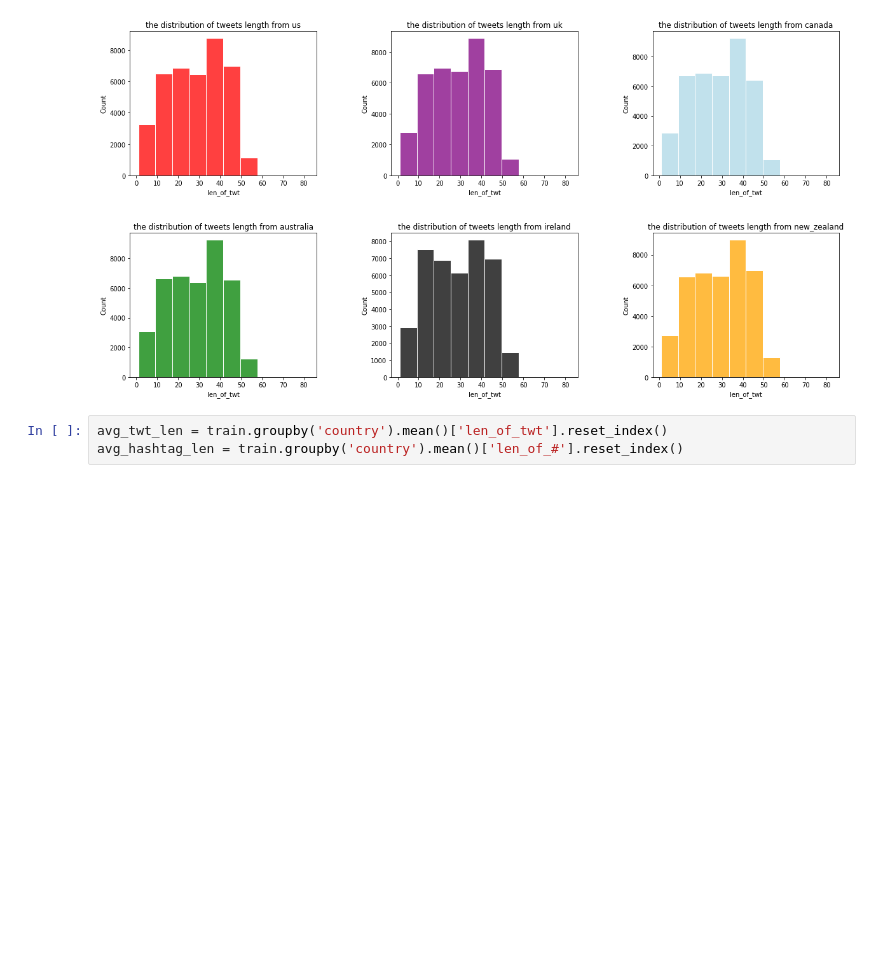
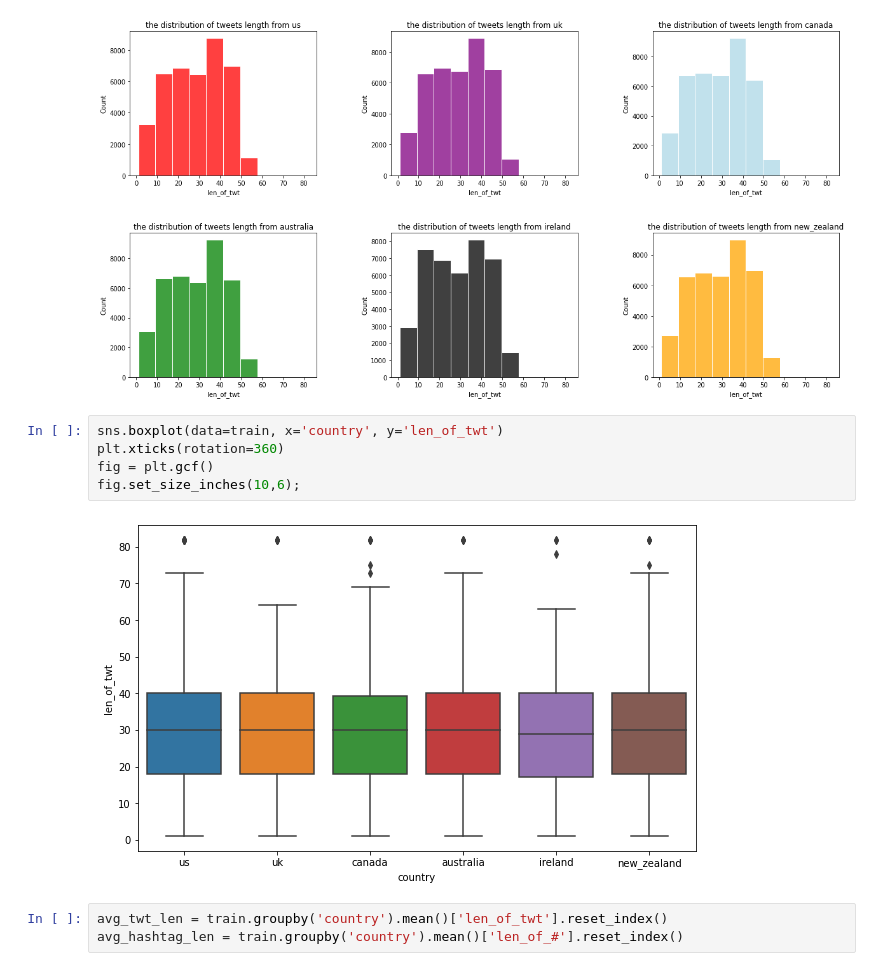
Before and after one commit to Daviditto/Covid_tweet_classification, a Jupyter notebook: Covid tweet classification EDA part 1.ipynb, the cells around one changed output. Cells and saved outputs as stored; diff of their text form; blank space fills up the shorter version.

```diff
--- a/Covid tweet classification EDA part 1.ipynb
+++ b/Covid tweet classification EDA part 1.ipynb
@@ -156,6 +156,13 @@ for i, ax in enumerate(axes.flat):
     ax.set_title(f'the distribution of tweets length from {country[i]}') # similar distribution of tweet length among countries
 # %% [output]
 [figure]
+# %%
+sns.boxplot(data=train, x='country', y='len_of_twt')
+plt.xticks(rotation=360)
+fig = plt.gcf()
+fig.set_size_inches(10,6);
+# %% [output]
+[figure, added]
 # %%
 avg_twt_len = train.groupby('country').mean()['len_of_twt'].reset_index()
 avg_hashtag_len = train.groupby('country').mean()['len_of_#'].reset_index()
```
Also changed, not shown: parts of 1 cell of this notebook.
